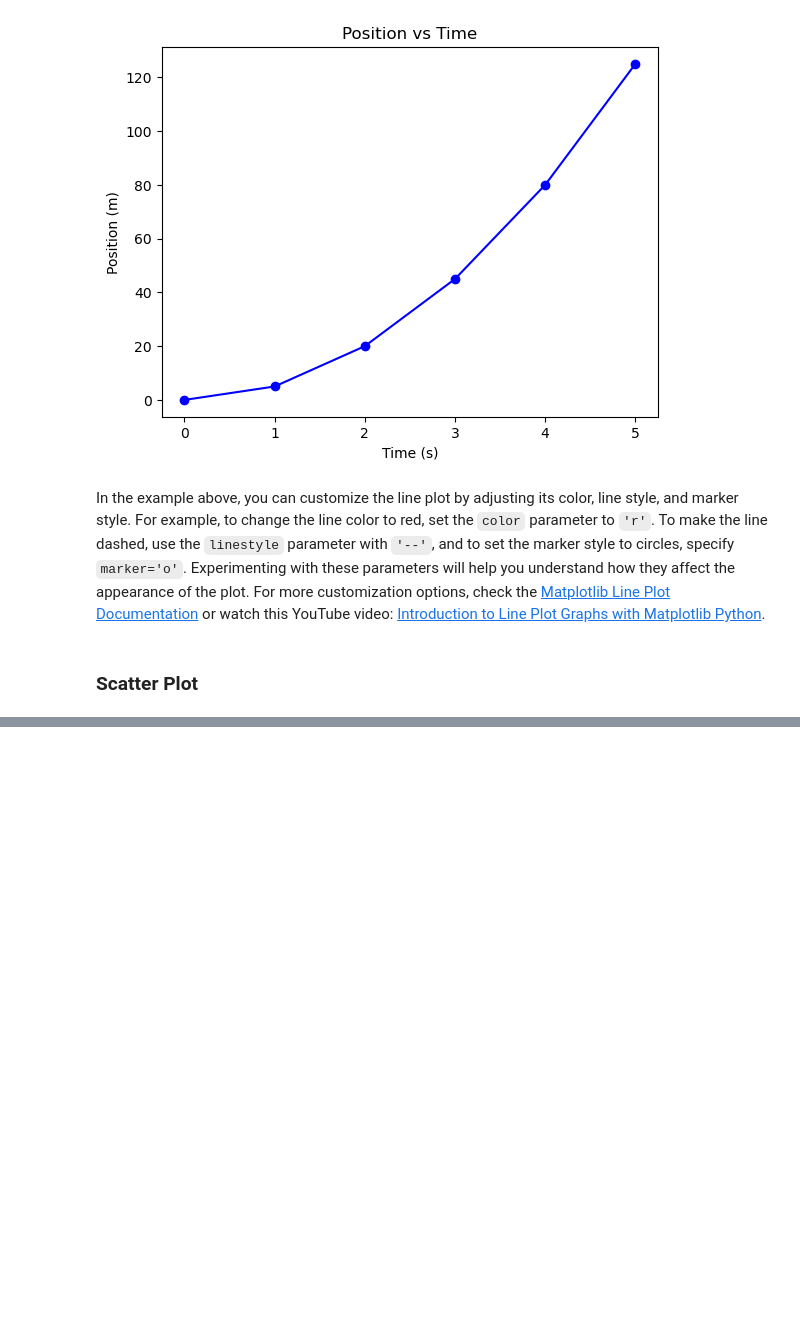
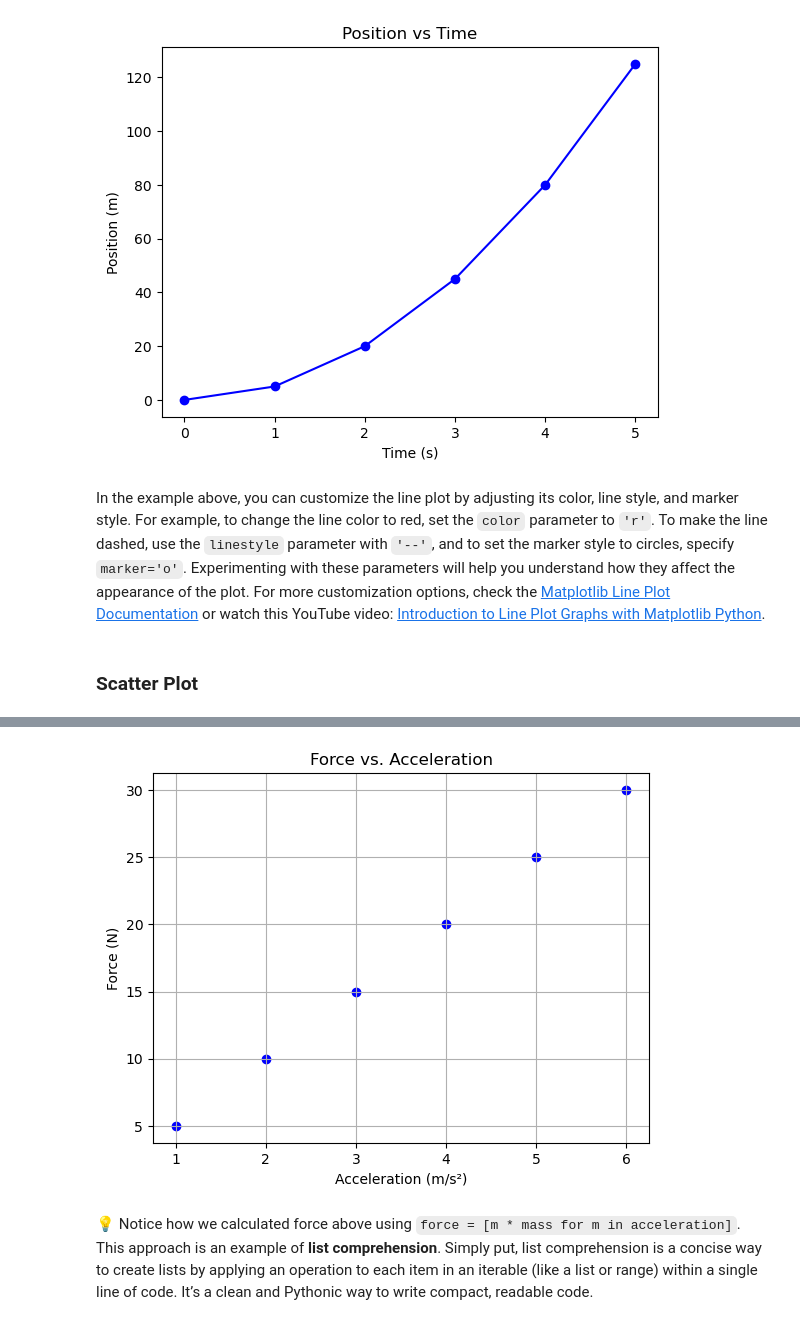
Before and after one commit to Collins-kariuk/Python-for-Physics-Students, a Jupyter notebook: Part 4_Data Visualization/Matplotlib & Plotting for Research.ipynb, the cells around one changed output, grey strips where cells are left out. Cells and saved outputs as stored; diff of their text form; code cells hidden in the pictures; blank space fills up the shorter version.

Commit message:
Finish 'Scatter Plots' notes

```diff
--- a/Part 4_Data Visualization/Matplotlib & Plotting for Research.ipynb
+++ b/Part 4_Data Visualization/Matplotlib & Plotting for Research.ipynb
@@ -57,0 +60,25 @@ In the example above, you can customize the line plot by adjusting its color, li
+# %%
+# Scatter plot example:
+
+import matplotlib.pyplot as plt
+
+# Experimental data
+mass = 5  # in kilograms
+acceleration = [1, 2, 3, 4, 5, 6]  # in m/s^2
+force = [m * mass for m in acceleration]  # Force = mass * acceleration
+
+# Create a scatter plot
+plt.scatter(acceleration, force, color='blue', marker='o')
+
+# Add titles and labels
+plt.title("Force vs. Acceleration")
+plt.xlabel("Acceleration (m/s²)")
+plt.ylabel("Force (N)")
+
+# Show the plot
+plt.grid(True)
+plt.show()
+# %% [output]
+[figure, added]
+# %% [markdown]
+💡 Notice how we calculated force above using `force = [m * mass for m in acceleration]`. This approach is an example of **list comprehension**. Simply put, list comprehension is a concise way to create lists by applying an operation to each item in an iterable (like a list or range) within a single line of code. It’s a clean and Pythonic way to write compact, readable code.
```
Also changed, not shown: parts of 1 cell of this notebook.
